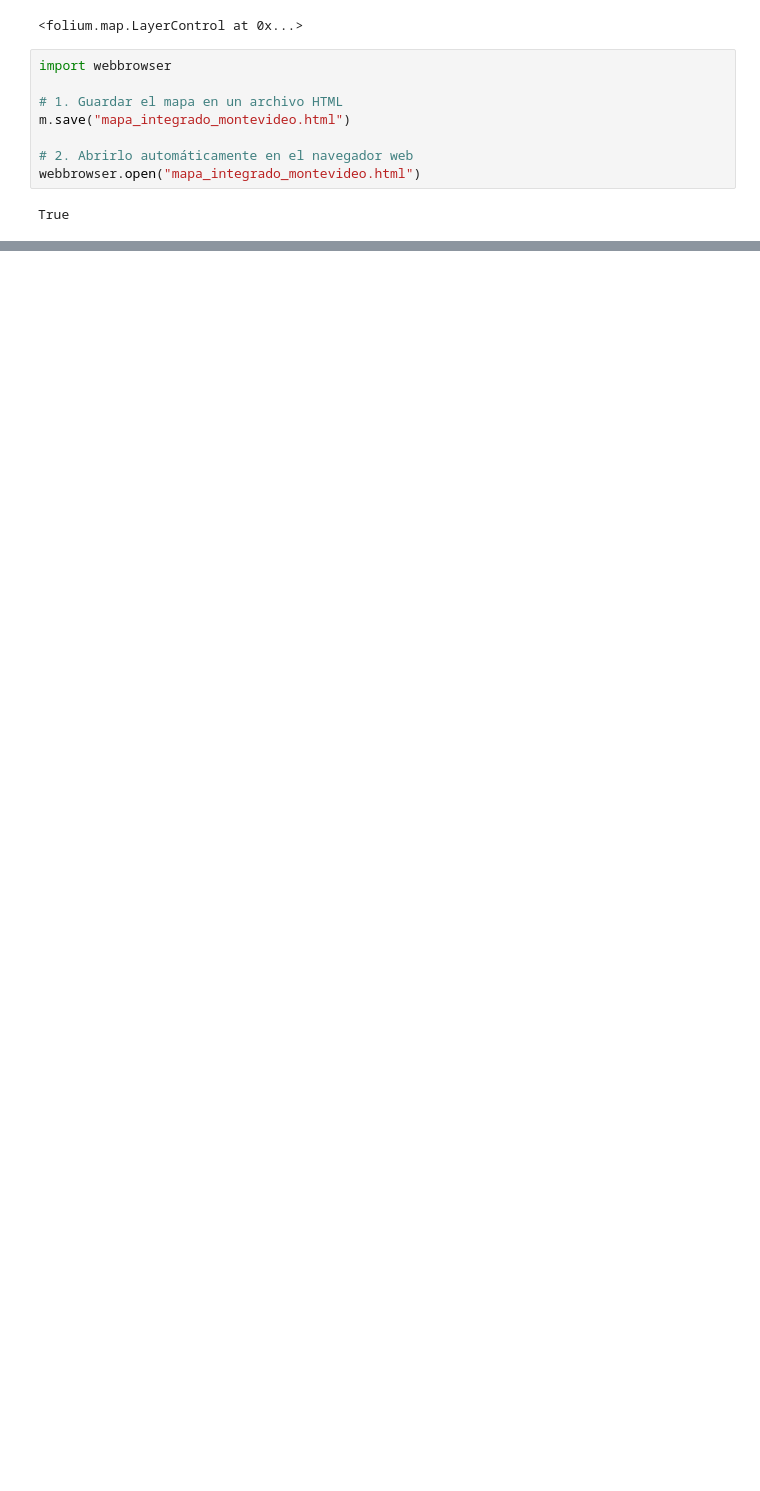
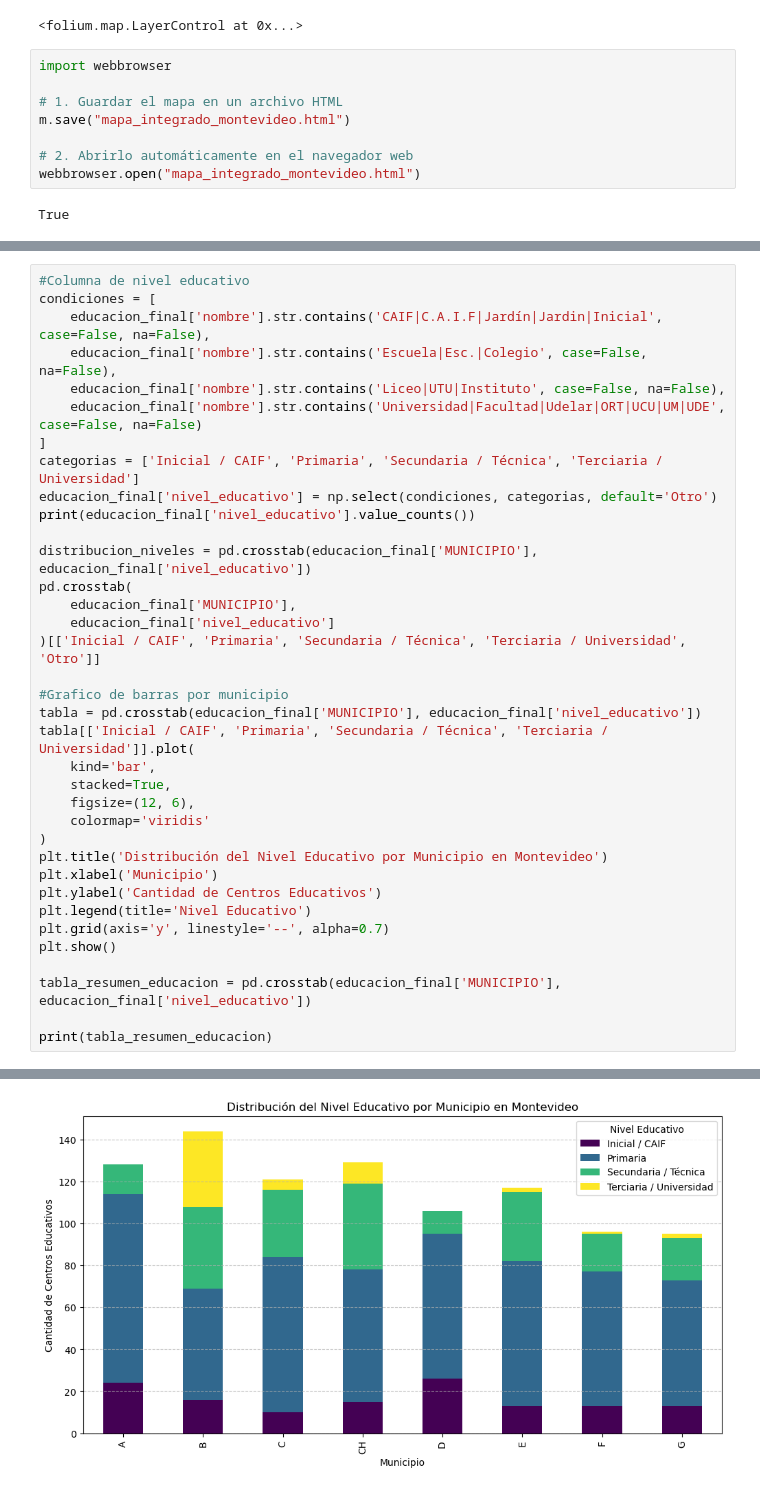
Before and after one commit to santiagoroth33/accesibilidad-servicios-montevideo, a Jupyter notebook: ProyectoCdD.ipynb, the cells around one changed output, grey strips where cells are left out. Cells and saved outputs as stored; diff of their text form; blank space fills up the shorter version.

```diff
--- a/ProyectoCdD.ipynb
+++ b/ProyectoCdD.ipynb
@@ -240,0 +457,37 @@ True
+# %%
+#Columna de nivel educativo
+condiciones = [
+    educacion_final['nombre'].str.contains('CAIF|C.A.I.F|Jardín|Jardin|Inicial', case=False, na=False),
+    educacion_final['nombre'].str.contains('Escuela|Esc.|Colegio', case=False, na=False),
+    educacion_final['nombre'].str.contains('Liceo|UTU|Instituto', case=False, na=False),
+    educacion_final['nombre'].str.contains('Universidad|Facultad|Udelar|ORT|UCU|UM|UDE', case=False, na=False)
+]
+categorias = ['Inicial / CAIF', 'Primaria', 'Secundaria / Técnica', 'Terciaria / Universidad']
+educacion_final['nivel_educativo'] = np.select(condiciones, categorias, default='Otro')
+print(educacion_final['nivel_educativo'].value_counts())
+
+distribucion_niveles = pd.crosstab(educacion_final['MUNICIPIO'], educacion_final['nivel_educativo'])
+pd.crosstab(
+    educacion_final['MUNICIPIO'],
+    educacion_final['nivel_educativo']
+)[['Inicial / CAIF', 'Primaria', 'Secundaria / Técnica', 'Terciaria / Universidad', 'Otro']]
+
+#Grafico de barras por municipio
+tabla = pd.crosstab(educacion_final['MUNICIPIO'], educacion_final['nivel_educativo'])
+tabla[['Inicial / CAIF', 'Primaria', 'Secundaria / Técnica', 'Terciaria / Universidad']].plot(
+    kind='bar',
+    stacked=True,
+    figsize=(12, 6),
+    colormap='viridis'
+)
+plt.title('Distribución del Nivel Educativo por Municipio en Montevideo')
+plt.xlabel('Municipio')
+plt.ylabel('Cantidad de Centros Educativos')
+plt.legend(title='Nivel Educativo')
+plt.grid(axis='y', linestyle='--', alpha=0.7)
+plt.show()
+
+tabla_resumen_educacion = pd.crosstab(educacion_final['MUNICIPIO'], educacion_final['nivel_educativo'])
+
+print(tabla_resumen_educacion)
+# %% [output]
@@ -240,0 +501 @@ True
+[figure, added]
```
Also changed, not shown: parts of 24 cells of this notebook.
